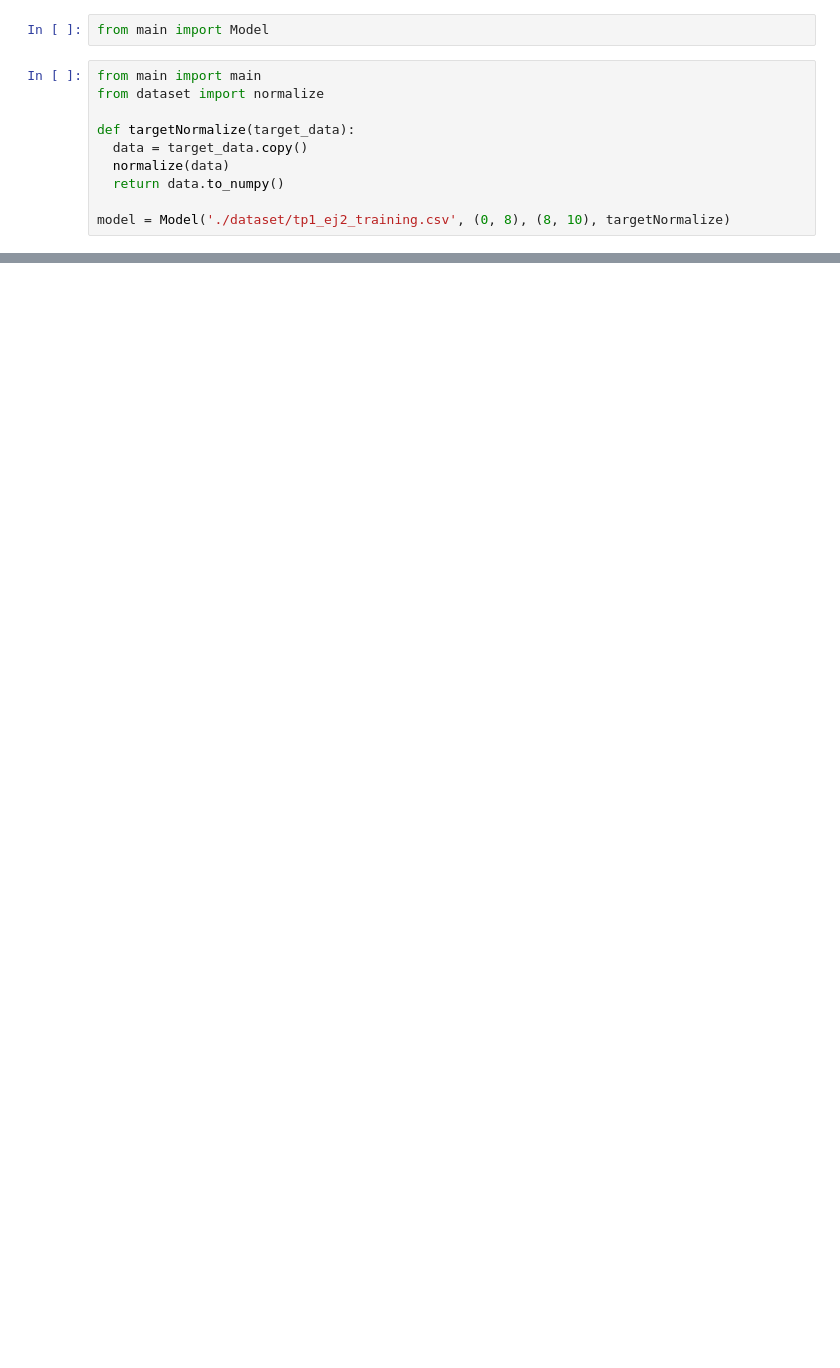
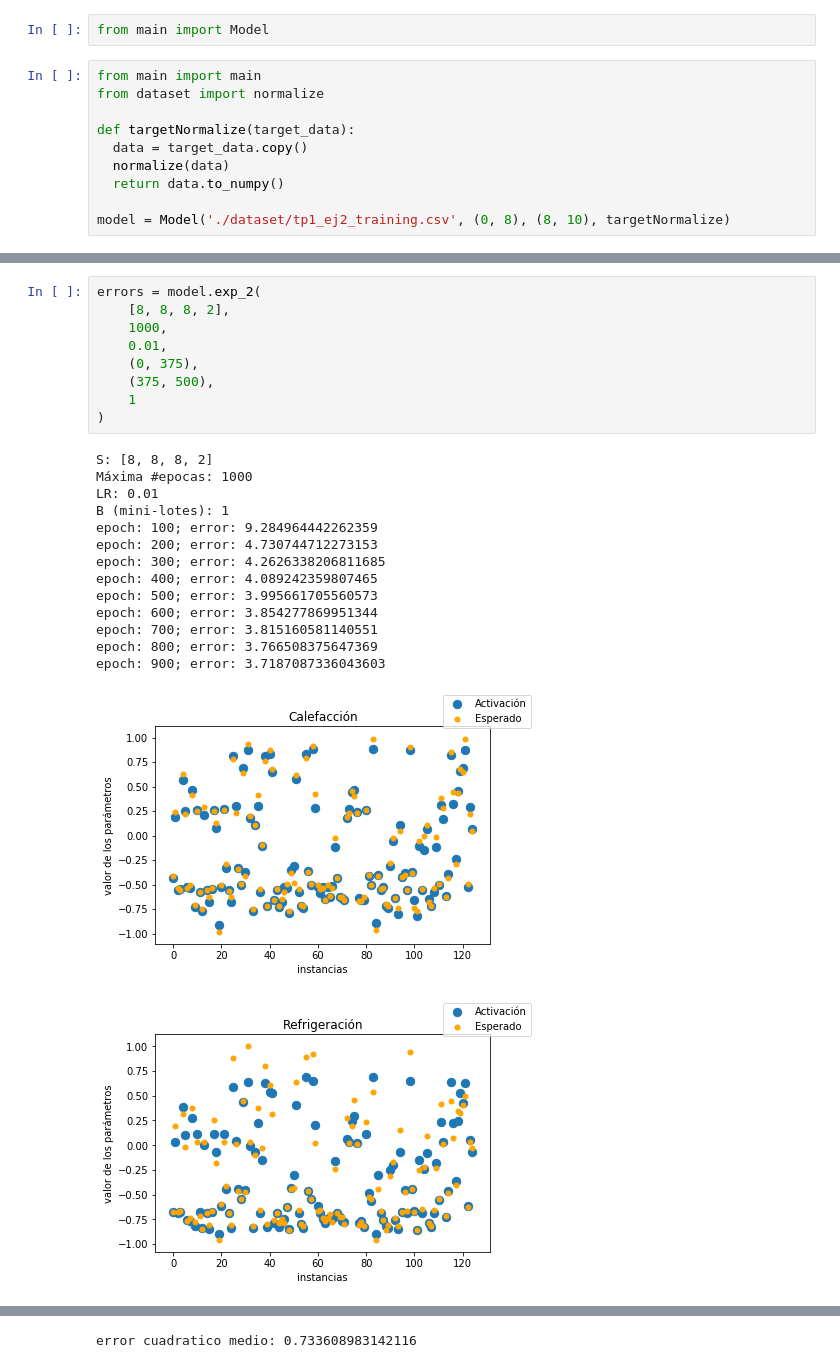
Before and after one commit to joaconafta/RedNeu-TP1, a Jupyter notebook: exp_ej2.ipynb, the cells around one changed output, grey strips where cells are left out. Drawn from its saved outputs; the diff is of its cells as text; blank space fills up the shorter version.

```diff
--- a/exp_ej2.ipynb
+++ b/exp_ej2.ipynb
@@ -12,0 +40,25 @@ model = Model('./dataset/tp1_ej2_training.csv', (0, 8), (8, 10), targetNormalize
+# %%
+errors = model.exp_2(
+    [8, 8, 8, 2],
+    1000,
+    0.01,
+    (0, 375),
+    (375, 500),
+    1
+)
+# %% [output]
+S: [8, 8, 8, 2]
+Máxima #epocas: 1000
+LR: 0.01
+B (mini-lotes): 1
+epoch: 100; error: 9.284964442262359
+epoch: 200; error: 4.730744712273153
+epoch: 300; error: 4.2626338206811685
+epoch: 400; error: 4.089242359807465
+epoch: 500; error: 3.995661705560573
+epoch: 600; error: 3.854277869951344
+epoch: 700; error: 3.815160581140551
+epoch: 800; error: 3.766508375647369
+epoch: 900; error: 3.7187087336043603
+[figure, added]
+[figure, added]
@@ -13,3 +66,4 @@ model = Model('./dataset/tp1_ej2_training.csv', (0, 8), (8, 10), targetNormalize
+error cuadratico medio: 0.733608983142116
 # %%
 errors = model.exp_2(
     [8, 8, 8, 2],
```
Also changed, not shown: parts of 25 cells of this notebook.
